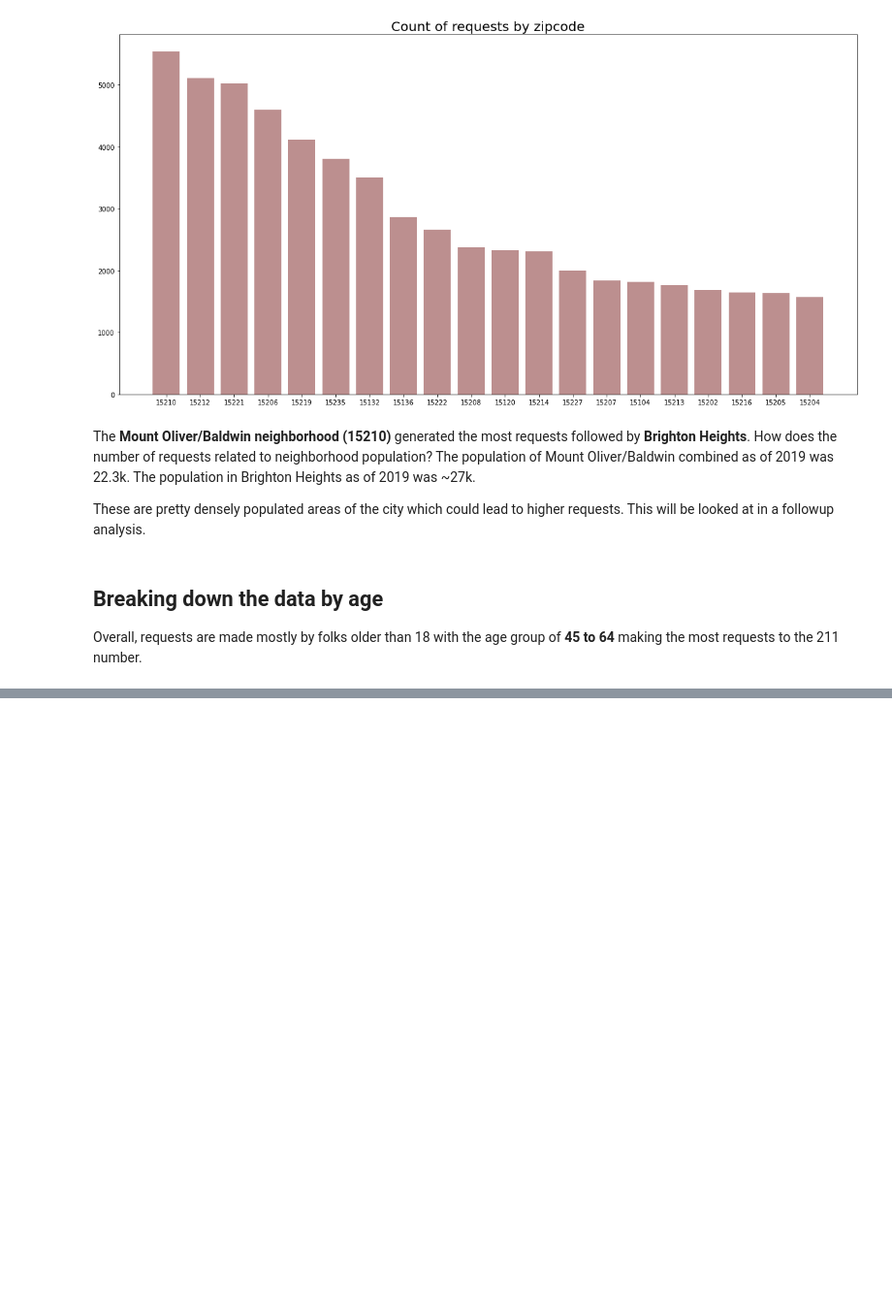
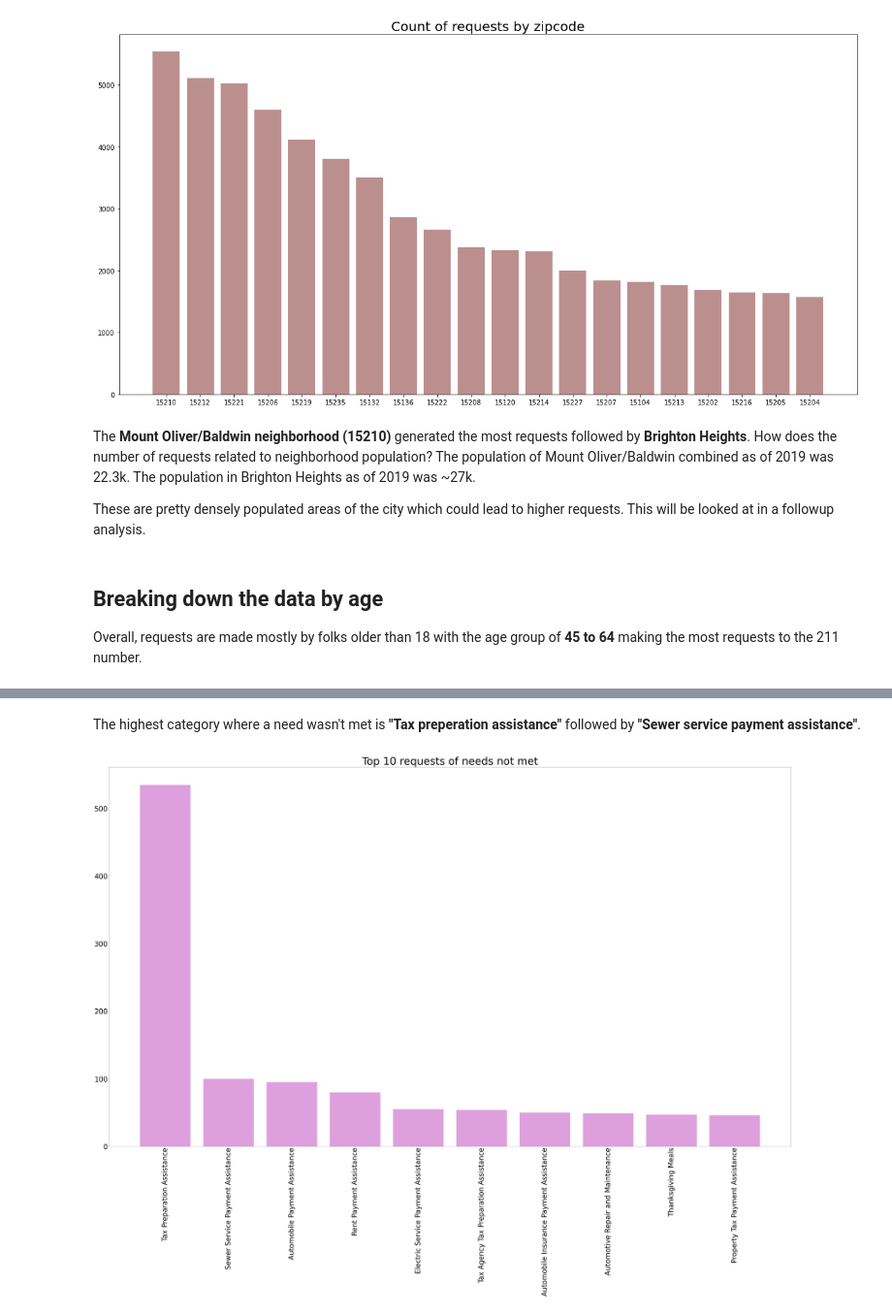
Before and after one commit to ohitsmekatie/pittsburgh-211-analysis, a Jupyter notebook: pittsburgh-211-analysis.ipynb, the cells around one changed output, grey strips where cells are left out. Shown at 97% size. Saved outputs shown, nothing was run; the diff lists cells and outputs as text; code cells hidden in the pictures; blank space fills up the shorter version.

```diff
--- a/pittsburgh-211-analysis.ipynb
+++ b/pittsburgh-211-analysis.ipynb
@@ -123,0 +127,6 @@ TypeError: 'Index' object is not callable
+# %% [markdown]
+The highest category where a need wasn't met is **"Tax preperation assistance"** followed by **"Sewer service payment assistance"**.
+# %%
+top_10_chart_not_met(request_need_not_met)
+# %% [output]
+[figure, added]
```
Also changed, not shown: parts of 12 cells of this notebook, 1 other file.
